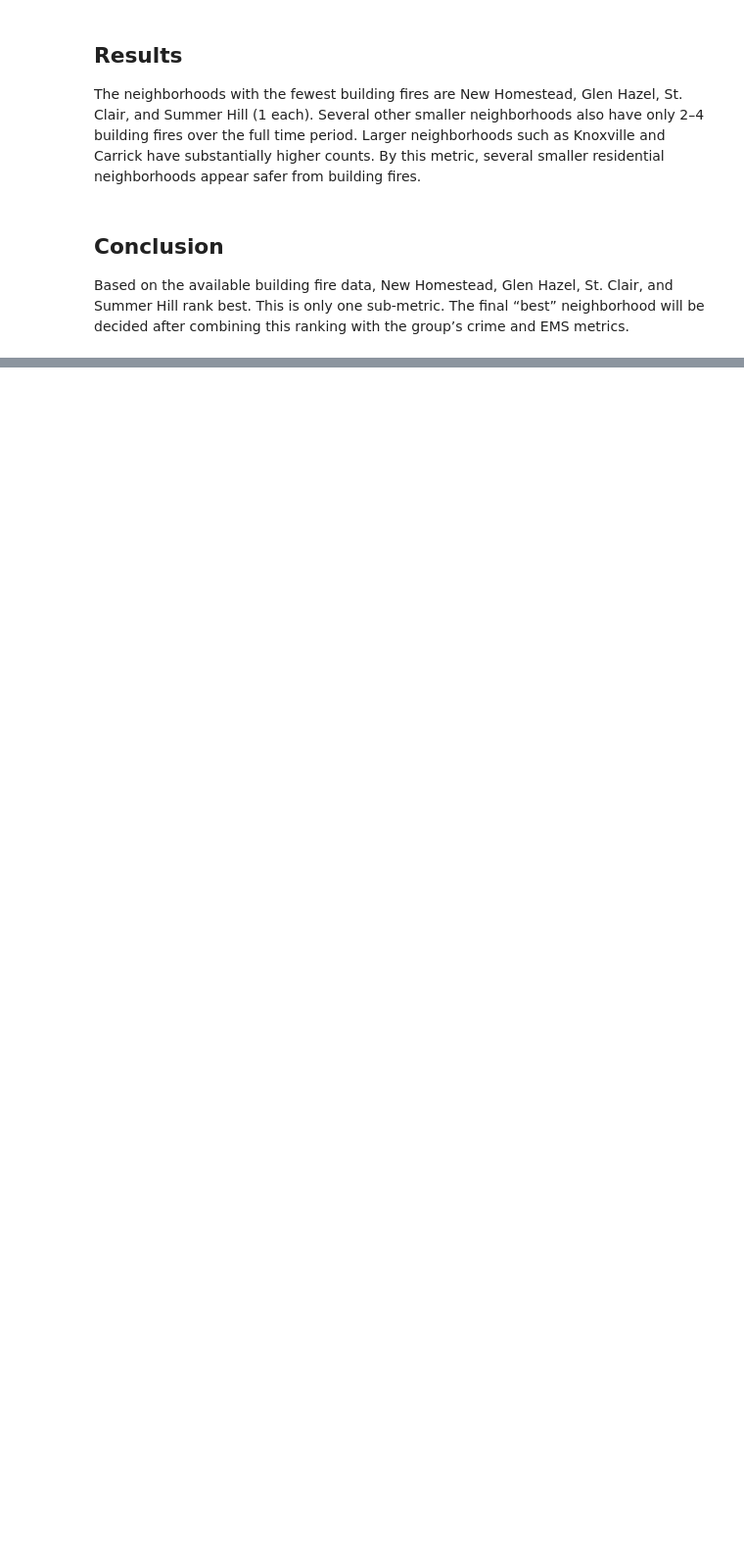
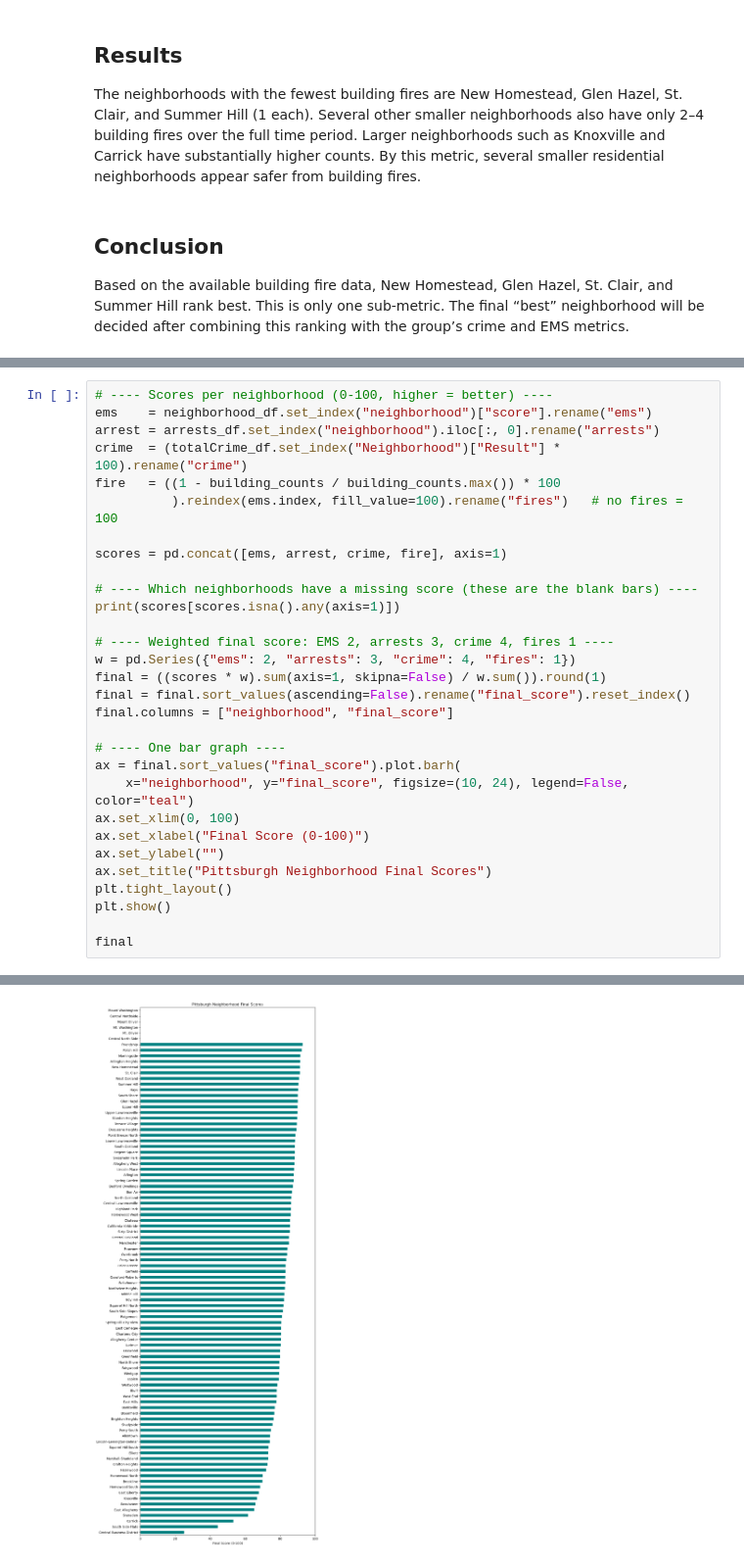
Before and after one commit to nathanPozzuto/Best_PGH_Neighborhood_26, a Jupyter notebook: Combined_Presentation.ipynb, the cells around one changed output, grey strips where cells are left out. Shown at 98% size. Drawn from its saved outputs; the diff is of its cells as text; blank space fills up the shorter version.

Commit message:
final scores in a graph and calculated

```diff
--- a/Combined_Presentation.ipynb
+++ b/Combined_Presentation.ipynb
@@ -689,0 +768,31 @@ Based on the available building fire data, New Homestead, Glen Hazel, St. Clair,
+# %%
+# ---- Scores per neighborhood (0-100, higher = better) ----
+ems    = neighborhood_df.set_index("neighborhood")["score"].rename("ems")
+arrest = arrests_df.set_index("neighborhood").iloc[:, 0].rename("arrests")
+crime  = (totalCrime_df.set_index("Neighborhood")["Result"] * 100).rename("crime")
+fire   = ((1 - building_counts / building_counts.max()) * 100
+          ).reindex(ems.index, fill_value=100).rename("fires")   # no fires = 100
+
+scores = pd.concat([ems, arrest, crime, fire], axis=1)
+
+# ---- Which neighborhoods have a missing score (these are the blank bars) ----
+print(scores[scores.isna().any(axis=1)])
+
+# ---- Weighted final score: EMS 2, arrests 3, crime 4, fires 1 ----
+w = pd.Series({"ems": 2, "arrests": 3, "crime": 4, "fires": 1})
+final = ((scores * w).sum(axis=1, skipna=False) / w.sum()).round(1)
+final = final.sort_values(ascending=False).rename("final_score").reset_index()
+final.columns = ["neighborhood", "final_score"]
+
+# ---- One bar graph ----
+ax = final.sort_values("final_score").plot.barh(
+    x="neighborhood", y="final_score", figsize=(10, 24), legend=False, color="teal")
+ax.set_xlim(0, 100)
+ax.set_xlabel("Final Score (0-100)")
+ax.set_ylabel("")
+ax.set_title("Pittsburgh Neighborhood Final Scores")
+plt.tight_layout()
+plt.show()
+
+final
+# %% [output]
@@ -689,0 +806 @@ Based on the available building fire data, New Homestead, Glen Hazel, St. Clair,
+[figure, added]
```
Also changed, not shown: parts of 3 cells of this notebook.
